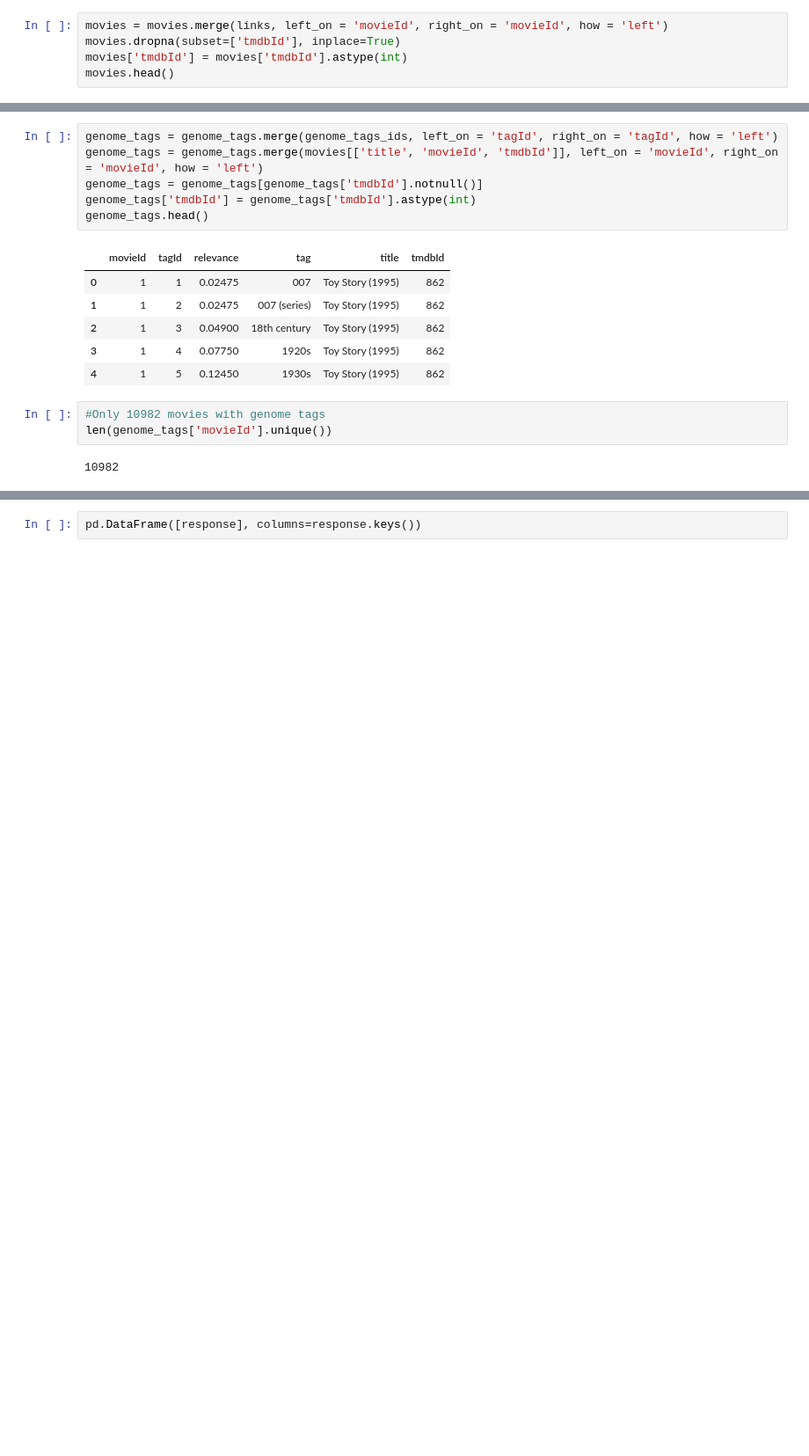
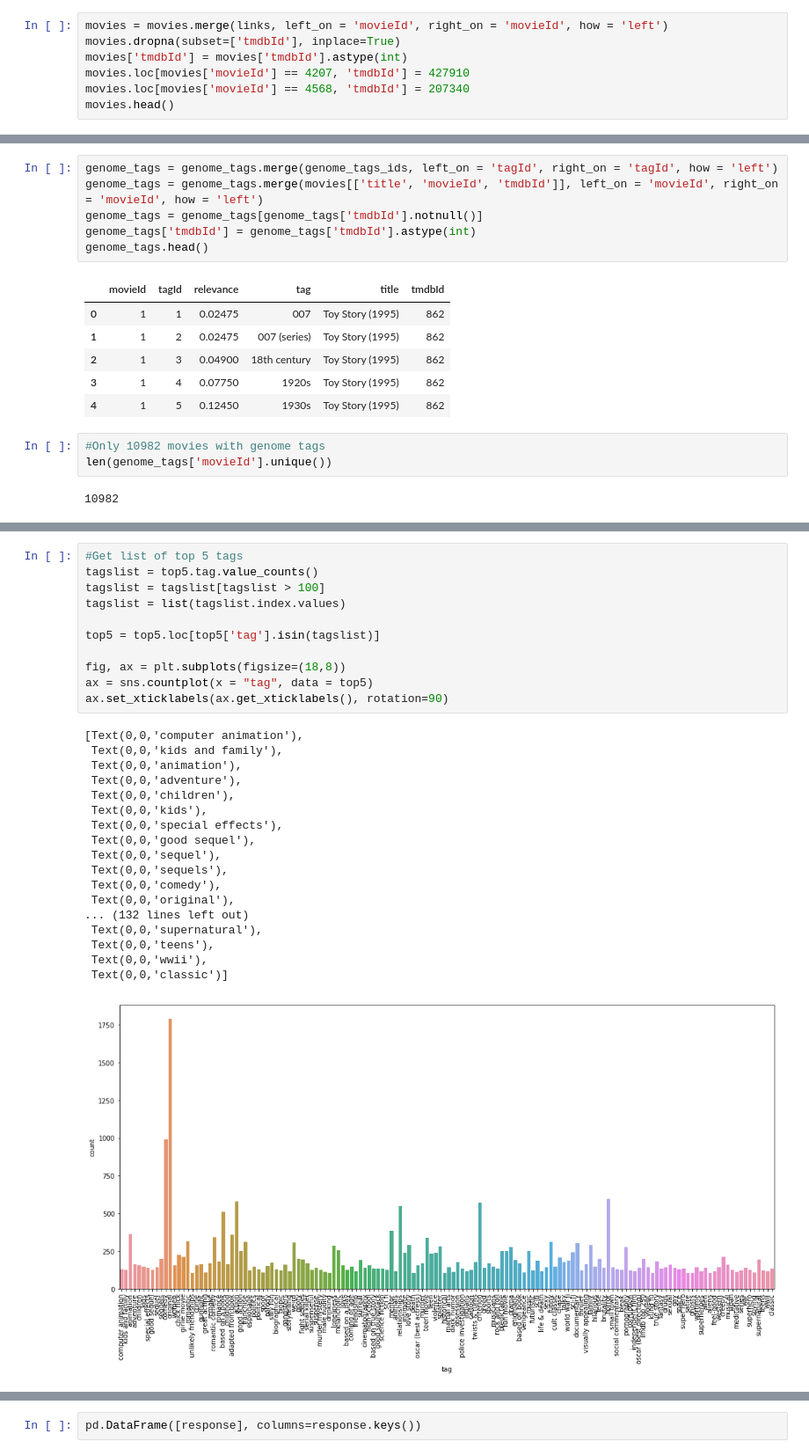
Before and after one commit to Darrkong/movie_poster_analysis, a Jupyter notebook: movie_poster_analysis.ipynb, the cells around one changed output, grey strips where cells are left out. Shown: that part at 88% size. Cells and saved outputs as stored; diff of their text form; blank space fills up the shorter version.

Commit message:
organizing data, work in progress

```diff
--- a/movie_poster_analysis.ipynb
+++ b/movie_poster_analysis.ipynb
@@ -29,6 +34,8 @@ movies.shape
 movies = movies.merge(links, left_on = 'movieId', right_on = 'movieId', how = 'left')
 movies.dropna(subset=['tmdbId'], inplace=True)
 movies['tmdbId'] = movies['tmdbId'].astype(int)
+movies.loc[movies['movieId'] == 4207, 'tmdbId'] = 427910
+movies.loc[movies['movieId'] == 4568, 'tmdbId'] = 207340
 movies.head()
 # %% [output]
 |  | movieId | title | genres | imdbId | tmdbId |
@@ -58 +79,31 @@ len(genome_tags['movieId'].unique())
+# %%
+#Get list of top 5 tags
+tagslist = top5.tag.value_counts()
+tagslist = tagslist[tagslist > 100]
+tagslist = list(tagslist.index.values)
+
+top5 = top5.loc[top5['tag'].isin(tagslist)]
+
+fig, ax = plt.subplots(figsize=(18,8))
+ax = sns.countplot(x = "tag", data = top5)
+ax.set_xticklabels(ax.get_xticklabels(), rotation=90)
+# %% [output]
+[Text(0,0,'computer animation'),
+ Text(0,0,'kids and family'),
+ Text(0,0,'animation'),
+ Text(0,0,'adventure'),
+ Text(0,0,'children'),
+ Text(0,0,'kids'),
+ Text(0,0,'special effects'),
+ Text(0,0,'good sequel'),
+ Text(0,0,'sequel'),
+ Text(0,0,'sequels'),
+ Text(0,0,'comedy'),
+ Text(0,0,'original'),
+... (132 lines left out)
+ Text(0,0,'supernatural'),
+ Text(0,0,'teens'),
+ Text(0,0,'wwii'),
+ Text(0,0,'classic')]
+[figure, added]
 # %%
```
Also changed, not shown: parts of 37 cells of this notebook.
